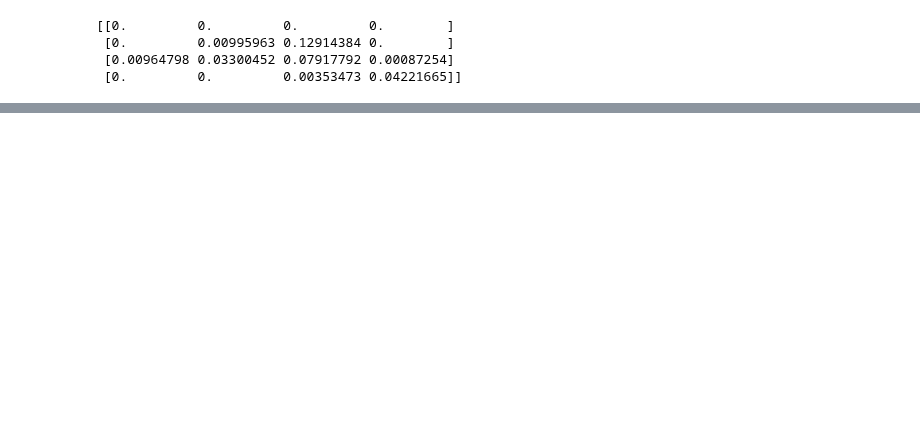
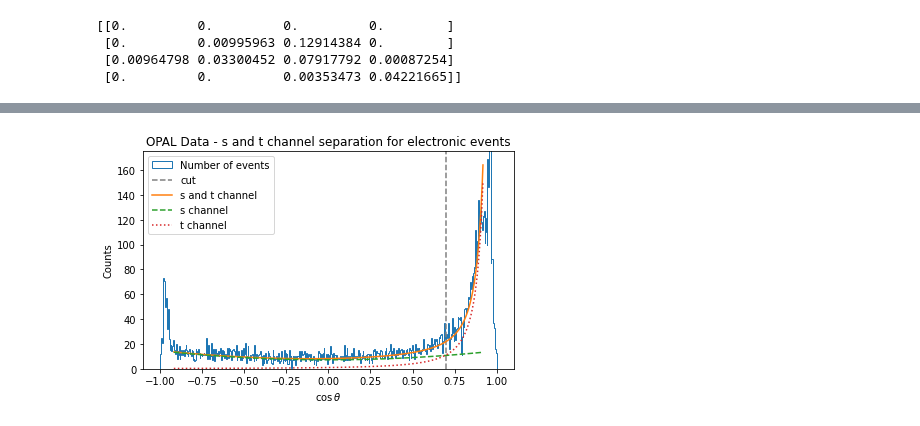
Before and after one commit to josepretel/z0-precisionmeasurement, a Jupyter notebook: 02_z0_detector_statistical_analysis_tu_fs.ipynb, the cells around one changed output, grey strips where cells are left out. Drawn from its saved outputs; the diff is of its cells as text; code cells hidden in the pictures; blank space fills up the shorter version.

Commit message:
statistical analysis notebook: refine tasks 1 and 2 and 3 a bit

```diff
--- a/02_z0_detector_statistical_analysis_tu_fs.ipynb
+++ b/02_z0_detector_statistical_analysis_tu_fs.ipynb
@@ -504,0 +530,80 @@ In addition to the sepatation of the $t$- and $s$-channels using the MC data, th
+# %%
+'''read detector data (with uproot) and supplementary detector data (into a df)'''
+detector_data = uproot.open(path_to_base_dir + 'daten_1.root')
+detector_supplementary_data_df = pd.read_csv(path_to_base_dir + 'daten_1.csv')
+
+dic_cuts = import_dictionary(path_to_base_dir + 'cuts_final_dict.npy')
+
+ttree_name = 'myTTree'
+branches_detector_data = detector_data[ttree_name].arrays()
+
+dic_data = {}  # dictionary for data arrays of variables
+variables = ['Pcharged', 'Ncharged', 'E_ecal', 'E_hcal', 'cos_thet']  # required arrays in the analysis
+for var in variables:  # fill data dictionary with desired variable arrays
+    dic_data[var] = ak.to_numpy(branches_detector_data[var])
+
+'''extract cos(theta) values as an array from detector data'''
+cos_thet_all_ee = ak.to_numpy(branches_detector_data['cos_thet'])
+
+'''only select events that pass the electronic cuts'''
+masks_variables = apply_cuts(dic_cuts, dic_data, cos_theta=False)
+cos_thet_ee = cos_thet_all_ee[masks_variables['ee']]
+
+# plot cos(theta) values, xlim to one, large number of values with number 999 correspond to wrong detections
+bin_content, bin_edges = plot_hist_of_arrays([cos_thet_ee], [500],
+                                             ['Number of events'], yrange=(0, 175), xrange=(-1, 1),
+                                             xlabel=r'$\cos{\theta}$', verbose=False)
+
+
+bin_mid = 0.5 * (bin_edges[1:] + bin_edges[:-1])  # Calculate midpoint of the bars
+
+# def start and end position (relative to cos(theta) array position) for fit
+start_fit = 20
+end_fit = -20
+
+# fit cos(theta) with s and t channel fit
+coeffs_st_opal, covariance_st_opal = curve_fit(s_and_t_channel, bin_mid[start_fit:end_fit], bin_content[start_fit:end_fit],
+                                     sigma=np.sqrt(bin_content[start_fit:end_fit]), absolute_sigma=True)
+
+errors_st_fit_opal = np.sqrt(np.diag(covariance_st_opal))  # determine the (uncorrelated) uncertainties of the fit parameters
+
+chi_sqrd_fit = np.sum((bin_content[start_fit:end_fit] - s_and_t_channel(bin_mid[start_fit:end_fit], *coeffs_st_opal)) ** 2
+                      / np.sqrt(bin_content[start_fit:end_fit]) ** 2) / len(
+    bin_content[start_fit:end_fit])  # Calculate chi squared/dof for the fit
+
+print('S=', coeffs_st_opal[0], r'$\pm$', np.sqrt(covariance_st_opal[0][0]), '\n', 'T=', coeffs_st_opal[1], r'$\pm$',
+      np.sqrt(covariance_st_opal[1][1]))  # Print results for fit parameters
+
+# define cut for t channel
+cut = 0.70
+
+plt.errorbar(bin_mid[start_fit:end_fit], s_and_t_channel(bin_mid[start_fit:end_fit], *coeffs_st_opal), fmt='-',
+             label='s and t channel')
+plt.errorbar(bin_mid[start_fit:end_fit], s_channel(bin_mid[start_fit:end_fit], coeffs_st_opal[0]), fmt='--',
+             label='s channel')
+plt.errorbar(bin_mid[start_fit:end_fit], t_channel(bin_mid[start_fit:end_fit], coeffs_st_opal[1]), fmt=':',
+             label='t channel')
+plt.axvline(cut, label='cut', color='C7', ls='--')
+plt.legend()
+plt.title('OPAL Data - s and t channel separation for electronic events')
+plt.tight_layout()
+plt.show()
+
+print(f'chi squared for the s and t channel fit: {chi_sqrd_fit}')
+
+chosen_as_s_opal = integral_tands_range(*coeffs_st_opal)
+actual_s_opal = integral_s_all(coeffs_st_opal[0])
+
+error_chosen_as_s_opal = integral_s_all(errors_st_fit_opal[0])  # simple error propagation
+
+error_actual_s_opal = np.sqrt(
+    (6443 / 3000 * errors_st_fit_opal[0]) ** 2 + (17 / 6 * errors_st_fit_opal[1]) ** 2 + 2 * 6443 / 3000 * 17 / 6 *
+    covariance_st[0][1])  # error propagation with covariance of fit parameters
+
+correction_schannel_opal = actual_s_opal / chosen_as_s_opal  # ratio between actual and chosen s-channel events
+'''gaußian error propagagtion'''
+error_correction_schannel_opal = correction_schannel_opal * np.sqrt(
+    (error_actual_s_opal / actual_s_opal) ** 2 + (error_chosen_as_s_opal / chosen_as_s_opal) ** 2)
+
+print('Correction factor:', correction_schannel_opal, 'and error:', error_correction_schannel_opal)
+# %% [output]
@@ -504,0 +613 @@ In addition to the sepatation of the $t$- and $s$-channels using the MC data, th
+[figure, added]
```
Also changed, not shown: parts of 25 cells of this notebook, 1 other file.
